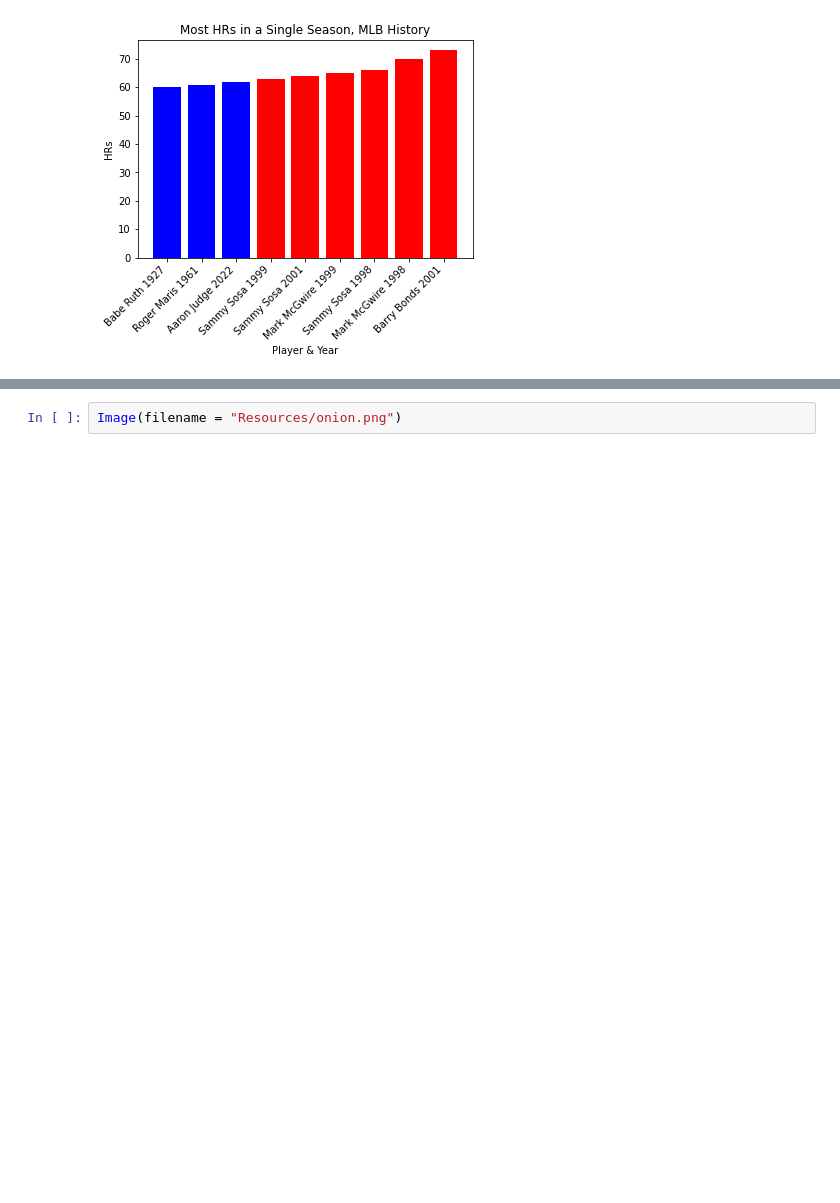
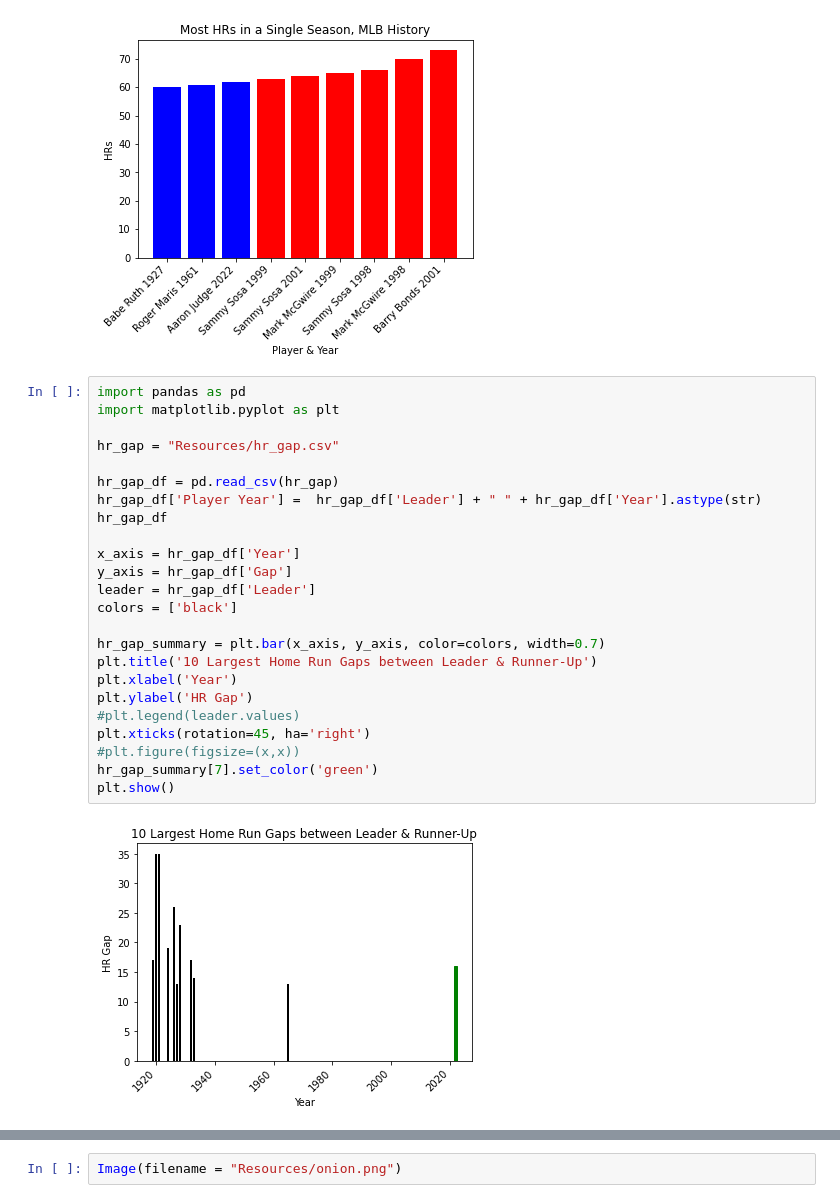
Before and after one commit to amcclure0/All_Rise_Project1, a Jupyter notebook: testing.ipynb, the cells around one changed output, grey strips where cells are left out. Cells and saved outputs as stored; diff of their text form; blank space fills up the shorter version.

Commit message:
adding 2 charts

```diff
--- a/testing.ipynb
+++ b/testing.ipynb
@@ -42,3 +42,29 @@ plt.xticks(rotation=45, ha='right')
 plt.show()
 # %% [output]
 [figure]
+# %%
+import pandas as pd
+import matplotlib.pyplot as plt
+
+hr_gap = "Resources/hr_gap.csv"
+
+hr_gap_df = pd.read_csv(hr_gap)
+hr_gap_df['Player Year'] =  hr_gap_df['Leader'] + " " + hr_gap_df['Year'].astype(str)
+hr_gap_df
+
+x_axis = hr_gap_df['Year']
+y_axis = hr_gap_df['Gap']
+leader = hr_gap_df['Leader']
+colors = ['black']
+
+hr_gap_summary = plt.bar(x_axis, y_axis, color=colors, width=0.7)
+plt.title('10 Largest Home Run Gaps between Leader & Runner-Up')
+plt.xlabel('Year')
+plt.ylabel('HR Gap')
+#plt.legend(leader.values)
+plt.xticks(rotation=45, ha='right')
+#plt.figure(figsize=(x,x))
+hr_gap_summary[7].set_color('green')
+plt.show()
+# %% [output]
+[figure, added]
```
Also changed, not shown: parts of 1 cell of this notebook, 2 other files.
